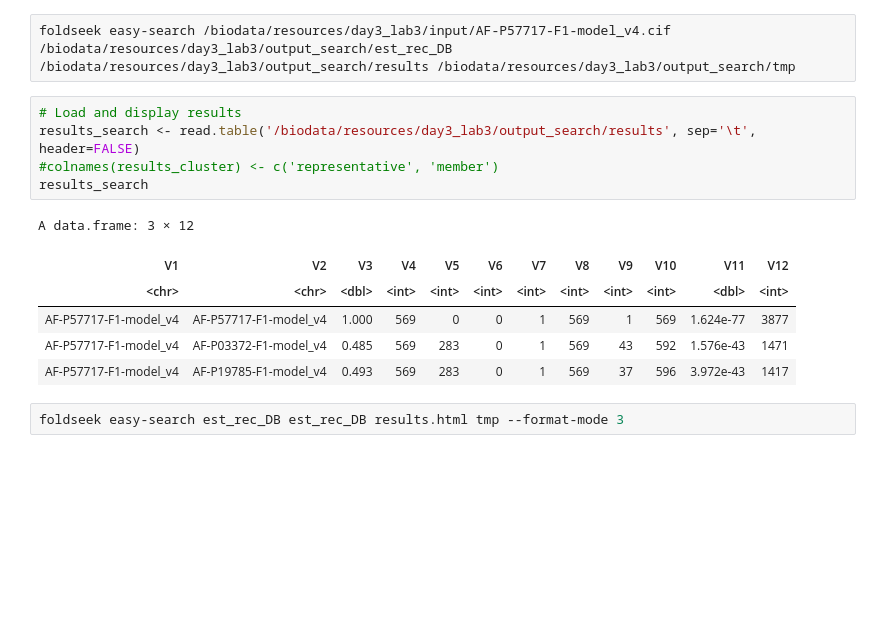
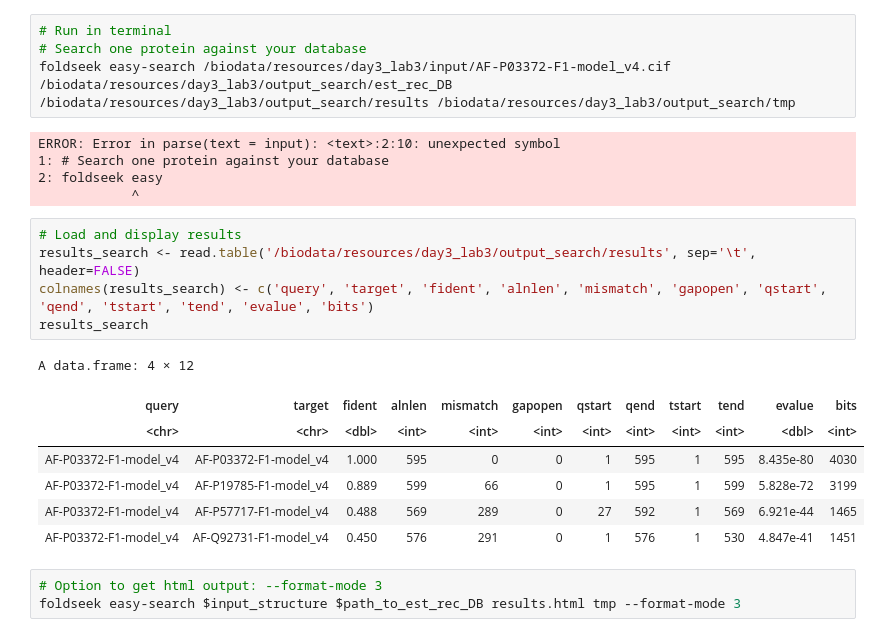
Before and after one commit to schirmer-lab/workshop-microbial-genomics-and-multiomics, a Jupyter notebook: day3_lab3_protein_structure.ipynb, the cells around one changed output. Cells and saved outputs as stored; diff of their text form; blank space fills up the shorter version.

Commit message:
Update protein structure and metabolomics notebooks

```diff
--- a/day3_lab3_protein_structure.ipynb
+++ b/day3_lab3_protein_structure.ipynb
@@ -102,19 +99,28 @@ foldseek createdb /biodata/resources/day3_lab3/input/ /biodata/resources/day3_la
 # %%
-foldseek easy-search /biodata/resources/day3_lab3/input/AF-P57717-F1-model_v4.cif /biodata/resources/day3_lab3/output_search/est_rec_DB /biodata/resources/day3_lab3/output_search/results /biodata/resources/day3_lab3/output_search/tmp
+# Run in terminal
+# Search one protein against your database
+foldseek easy-search /biodata/resources/day3_lab3/input/AF-P03372-F1-model_v4.cif /biodata/resources/day3_lab3/output_search/est_rec_DB /biodata/resources/day3_lab3/output_search/results /biodata/resources/day3_lab3/output_search/tmp
+# %% [output]
+ERROR: Error in parse(text = input): <text>:2:10: unexpected symbol
+1: # Search one protein against your database
+2: foldseek easy
+            ^
 # %%
 # Load and display results
 results_search <- read.table('/biodata/resources/day3_lab3/output_search/results', sep='\t', header=FALSE)
-#colnames(results_cluster) <- c('representative', 'member')
+colnames(results_search) <- c('query', 'target', 'fident', 'alnlen', 'mismatch', 'gapopen', 'qstart', 'qend', 'tstart', 'tend', 'evalue', 'bits')
 results_search
 # %% [output]
-A data.frame: 3 × 12
+A data.frame: 4 × 12
-| V1 | V2 | V3 | V4 | V5 | V6 | V7 | V8 | V9 | V10 | V11 | V12 |
+| query | target | fident | alnlen | mismatch | gapopen | qstart | qend | tstart | tend | evalue | bits |
 | <chr> | <chr> | <dbl> | <int> | <int> | <int> | <int> | <int> | <int> | <int> | <dbl> | <int> |
-| AF-P57717-F1-model_v4 | AF-P57717-F1-model_v4 | 1.000 | 569 | 0 | 0 | 1 | 569 | 1 | 569 | 1.624e-77 | 3877 |
-| AF-P57717-F1-model_v4 | AF-P03372-F1-model_v4 | 0.485 | 569 | 283 | 0 | 1 | 569 | 43 | 592 | 1.576e-43 | 1471 |
-| AF-P57717-F1-model_v4 | AF-P19785-F1-model_v4 | 0.493 | 569 | 283 | 0 | 1 | 569 | 37 | 596 | 3.972e-43 | 1417 |
+| AF-P03372-F1-model_v4 | AF-P03372-F1-model_v4 | 1.000 | 595 | 0 | 0 | 1 | 595 | 1 | 595 | 8.435e-80 | 4030 |
+| AF-P03372-F1-model_v4 | AF-P19785-F1-model_v4 | 0.889 | 599 | 66 | 0 | 1 | 595 | 1 | 599 | 5.828e-72 | 3199 |
+| AF-P03372-F1-model_v4 | AF-P57717-F1-model_v4 | 0.488 | 569 | 289 | 0 | 27 | 592 | 1 | 569 | 6.921e-44 | 1465 |
+| AF-P03372-F1-model_v4 | AF-Q92731-F1-model_v4 | 0.450 | 576 | 291 | 0 | 1 | 576 | 1 | 530 | 4.847e-41 | 1451 |
 # %%
-foldseek easy-search est_rec_DB est_rec_DB results.html tmp --format-mode 3
+# Option to get html output: --format-mode 3
+foldseek easy-search $input_structure $path_to_est_rec_DB results.html tmp --format-mode 3
 # %% [markdown]
 
 ## 3. How to Analyze Individual Protein Structures (ChimeraX)
```
Also changed, not shown: parts of 8 cells of this notebook, 1 other file.
